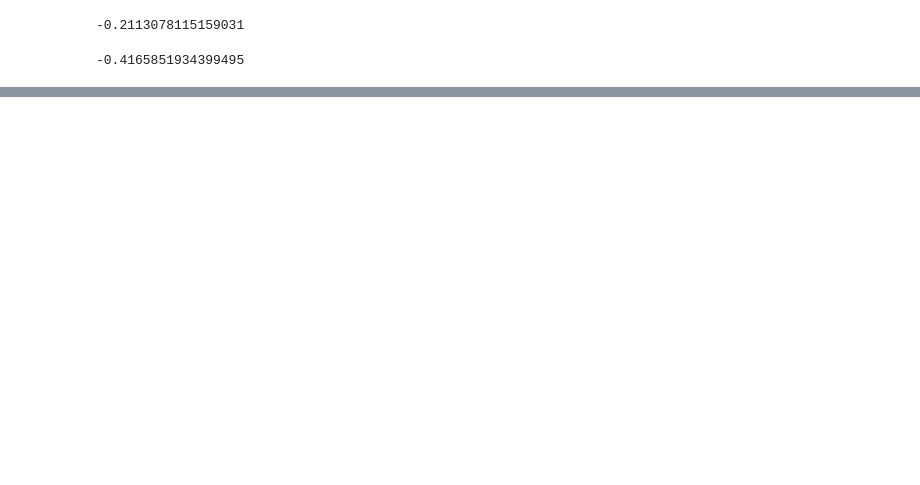
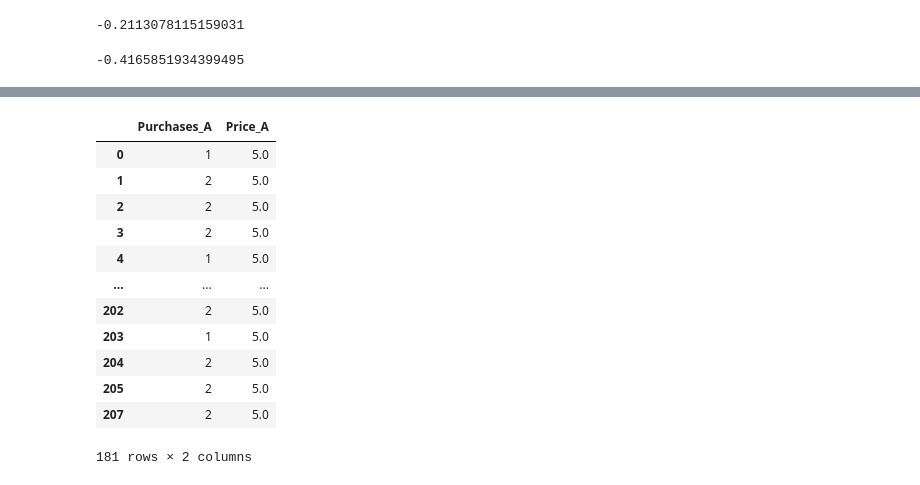
Before and after one commit to mcfitzgerald/consumer-abm, a Jupyter notebook: agent_df_transformations.ipynb, the cells around one changed output, grey strips where cells are left out. Drawn from its saved outputs; the diff is of its cells as text; code cells hidden in the pictures; blank space fills up the shorter version.

```diff
--- a/agent_df_transformations.ipynb
+++ b/agent_df_transformations.ipynb
@@ -21,10 +22,5 @@ model_df = pd.read_pickle('model_output.pkl')
 agent_df = pd.read_pickle('agent_output.pkl')
 joint_calendar_df = pd.read_pickle('joint_calendar.pkl')
-# %%
-# Reset indices - should have been done before export - necessary for join, df math, etc
-# See next block for agent_df which has a multi index and is trickier
-model_df = model_df.reset_index(drop=True)
-joint_calendar_df = joint_calendar_df.reset_index(drop=True)
 # %%
 # Reset index and move it to columns
 agent_df = agent_df.reset_index()
@@ -425,0 +404,20 @@ elasticity_B
+# %%
+just_A = agent_purchases_and_price_df[['Purchases_A','Price_A']]
+# %%
+just_A = just_A[just_A['Purchases_A'] != 0]
+# %%
+just_A
+# %% [output]
+|  | Purchases_A | Price_A |
+| 0 | 1 | 5.0 |
+| 1 | 2 | 5.0 |
+| 2 | 2 | 5.0 |
+| 3 | 2 | 5.0 |
+| 4 | 1 | 5.0 |
+| ... | ... | ... |
+| 202 | 2 | 5.0 |
+| 203 | 1 | 5.0 |
+| 204 | 2 | 5.0 |
+| 205 | 2 | 5.0 |
+| 207 | 2 | 5.0 |
+181 rows × 2 columns
```
Also changed, not shown: parts of 26 cells of this notebook, 3 other files.
